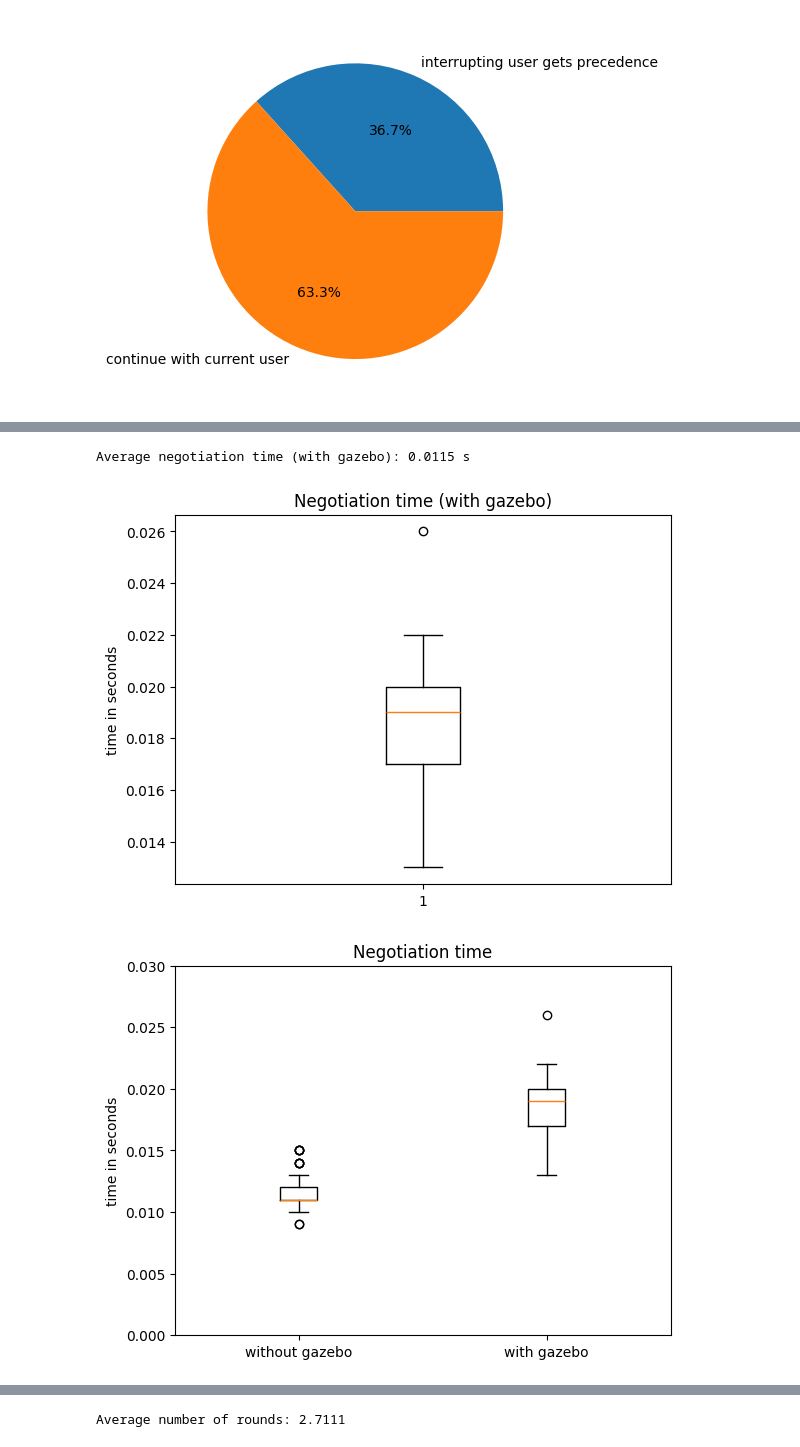
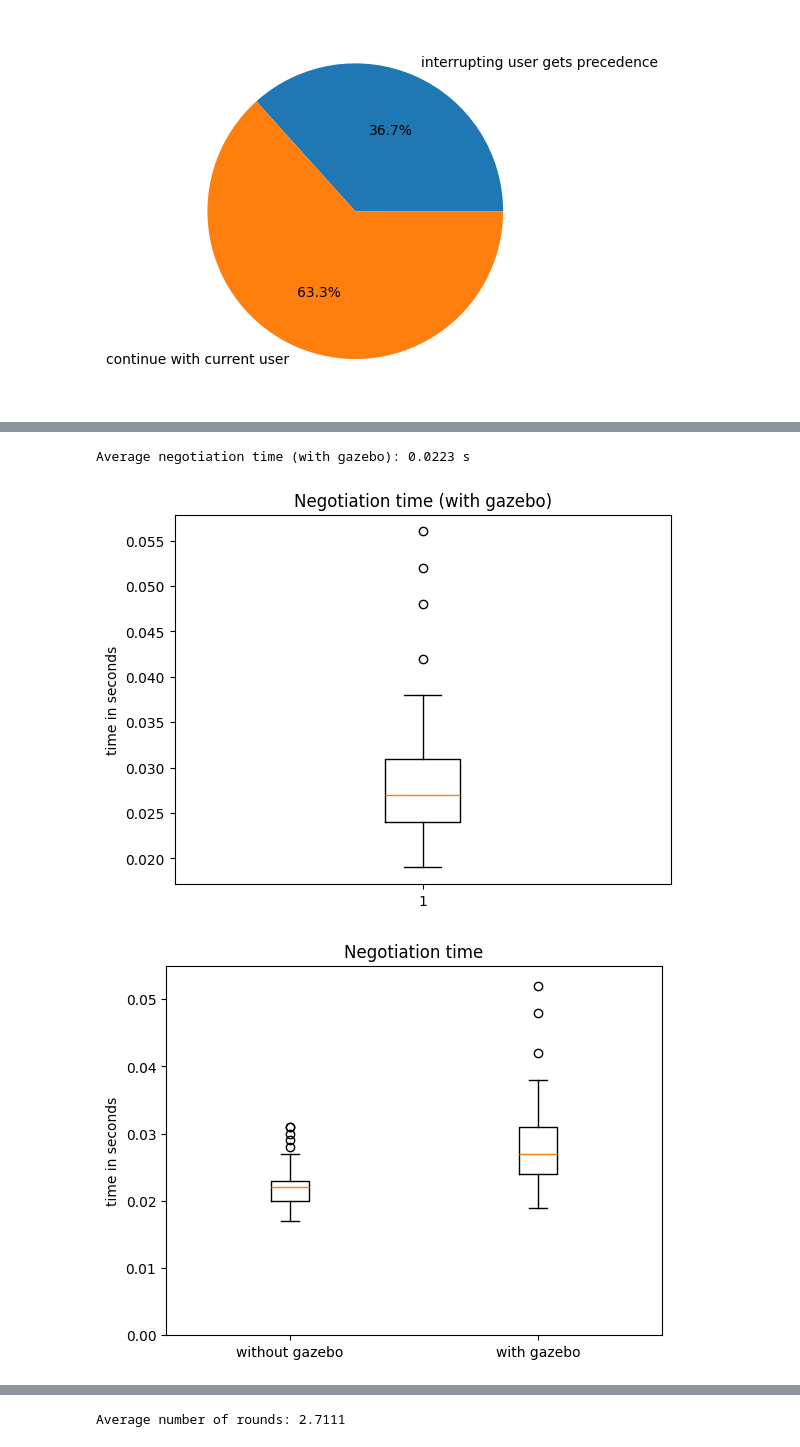
Before and after one commit to reichern/robethichor-self-negotiation, a Jupyter notebook: evaluation/validation.ipynb, the cells around one changed output, grey strips where cells are left out. Saved outputs shown, nothing was run; the diff lists cells and outputs as text; code cells hidden in the pictures.

```diff
--- a/evaluation/validation.ipynb
+++ b/evaluation/validation.ipynb
@@ -22,9 +22,9 @@ df_gt.head()
 data = []
 
 # pattern = r'Users: (?P<current_user>.)(?P<interrupting_user>.). Gazebo: (?P<gazebo>\S+). Negotiation rounds: (?P<rounds>\d+). Preparation time: (?P<prep_time>\d+\.\d+) seconds. Negotiation time: (?P<time>\d+\.\d+) seconds. (?P<result>\S+)'
-pattern = r'Users: (?P<current_user>.)(?P<interrupting_user>.) Negotiation rounds: (?P<rounds>\d+). Preparation time: (?P<prep_time>\d+\.\d+) seconds. Negotiation time: (?P<time>\d+\.\d+) seconds. (?P<result>\S+)'
+pattern = r'Users: (?P<current_user>.)(?P<interrupting_user>.). Gazebo: (?P<gazebo>\S+). Negotiation rounds: (?P<rounds>\d+). Preparation time: (?P<prep_time>\d+\.\d+) seconds. Negotiation time: (?P<time>\d+\.\d+) seconds. Result: (?P<result>\S+)'
 
-log_file_path = '../results/results_validation.log'
+log_file_path = '../results/validation-without_gazebo.log'
 
 # for log_file_path in sim_files:
 with open(log_file_path, 'r') as file:
@@ -33,7 +33,7 @@ with open(log_file_path, 'r') as file:
         if match:
             current_user = match.group("current_user")
             interrupting_user = match.group("interrupting_user")
-            # gazebo = bool(match.group("gazebo"))
+            gazebo = bool(match.group("gazebo"))
             rounds = int(match.group("rounds")) // 2 + (int(match.group("rounds")) % 2 > 0)
             time = float(match.group("time"))
             prep_time = float(match.group("prep_time"))
@@ -195,17 +212,17 @@ plt.boxplot(df_gazebo["negotiation_time"])
 plt.ylabel("time in seconds")
 plt.show()
 # %% [output]
-Average negotiation time (with gazebo): 0.0115 s
+Average negotiation time (with gazebo): 0.0223 s
-[figure, old version]
+[figure, new version]
 # %%
 # compare negotiation time
 plt.title("Negotiation time")
 plt.boxplot([df_rd["negotiation_time"],df_gazebo["negotiation_time"]],tick_labels=["without gazebo","with gazebo"])
 plt.ylabel("time in seconds")
-plt.ylim([0,0.03])
+plt.ylim([0,0.055])
 plt.show()
 # %% [output]
-[figure, old version]
+[figure, new version]
 # %%
 # analyze average preparation + negotiation time without gazebo
 total_time = df_rd[["preparation_time","negotiation_time"]].sum(axis=1)
```
Also changed, not shown: parts of 14 cells of this notebook, 9 other files.
